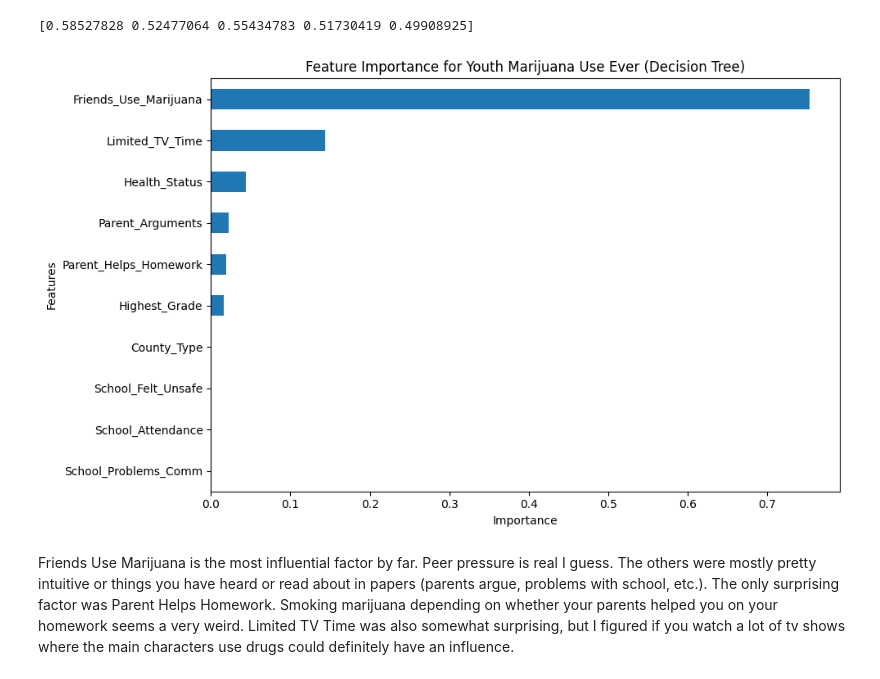
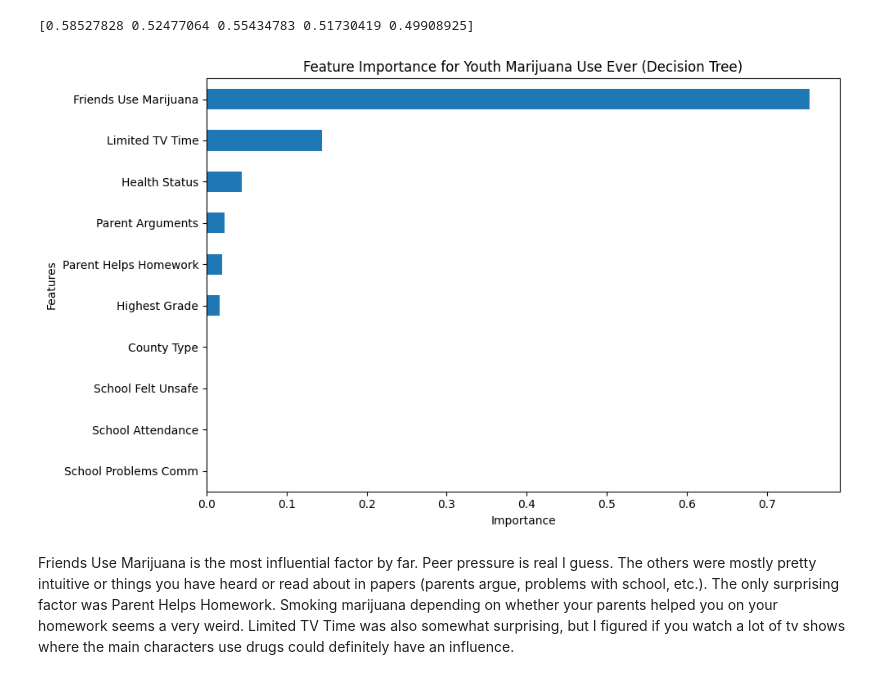
Before and after one commit to ChristufaY/data5322, a Jupyter notebook: hw1/hw1.ipynb, the cells around one changed output. Cells and saved outputs as stored; diff of their text form; code cells hidden in the pictures.

```diff
--- a/hw1/hw1.ipynb
+++ b/hw1/hw1.ipynb
@@ -231,18 +232,18 @@ print(cross_val_score(
 # %%
 # see which features are most influential
 importances = pd.Series(
     best_binary_dt.feature_importances_,
-    index = x_train.columns
+    index = x_train.columns.str.replace('_', ' ')
 ).sort_values(ascending = True)
 
 plt.figure(figsize = (10, 6))
 importances.tail(10).plot(kind = 'barh')
 plt.title("Feature Importance for Youth Marijuana Use Ever (Decision Tree)")
 plt.ylabel("Features")
 plt.xlabel("Importance")
 plt.tight_layout()
 plt.show()
 # %% [output]
-[figure, old version]
+[figure, new version]
 # %% [markdown]
 Friends Use Marijuana is the most influential factor by far. Peer pressure is real I guess. The others were mostly pretty intuitive or things you have heard or read about in papers (parents argue, problems with school, etc.). The only surprising factor was Parent Helps Homework. Smoking marijuana depending on whether your parents helped you on your homework seems a very weird. Limited TV Time was also somewhat surprising, but I figured if you watch a lot of tv shows where the main characters use drugs could definitely have an influence.
```
Also changed, not shown: parts of 15 cells of this notebook, 7 other files.
